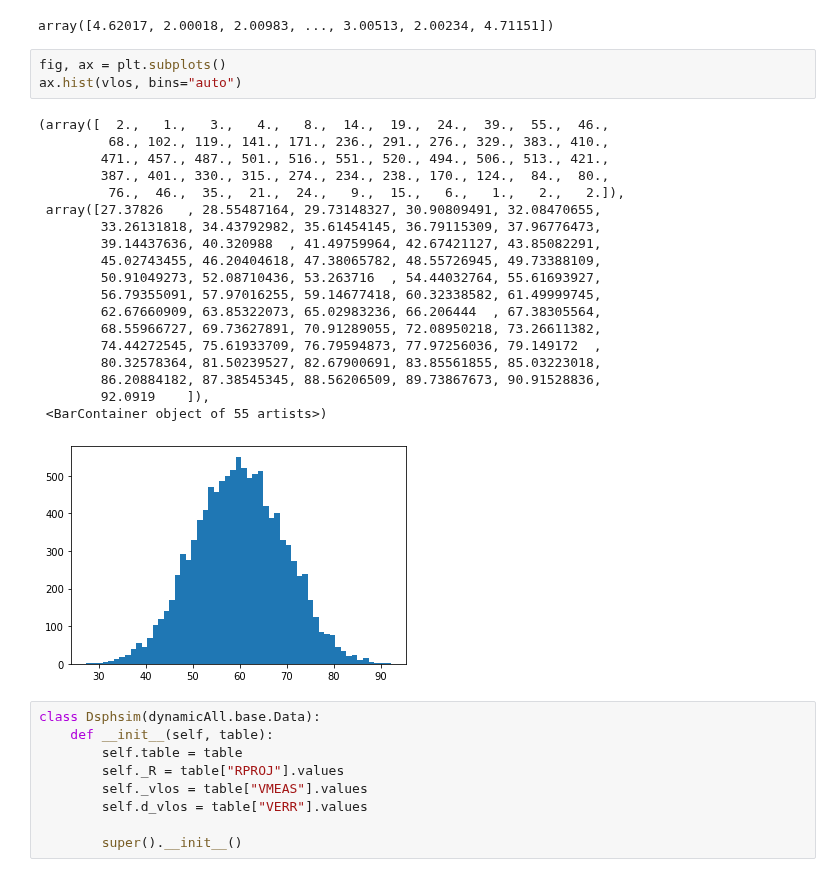
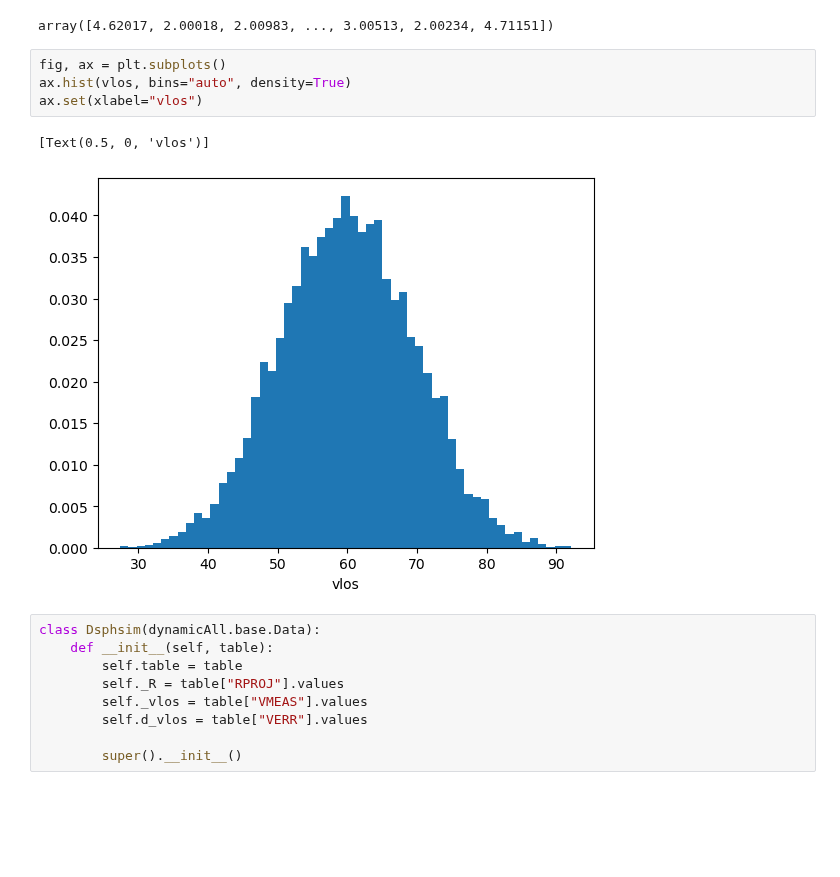
Before and after one commit to jguerra-astro/dynamicall, a Jupyter notebook: docs/notebooks/tutorial_draco_NFW.ipynb, the cells around one changed output. Drawn from its saved outputs; the diff is of its cells as text; blank space fills up the shorter version.

```diff
--- a/docs/notebooks/tutorial_draco_NFW.ipynb
+++ b/docs/notebooks/tutorial_draco_NFW.ipynb
@@ -54,27 +54,11 @@ error
 array([4.62017, 2.00018, 2.00983, ..., 3.00513, 2.00234, 4.71151])
 # %%
 fig, ax = plt.subplots()
-ax.hist(vlos, bins="auto")
+ax.hist(vlos, bins="auto", density=True)
+ax.set(xlabel="vlos")
 # %% [output]
-(array([  2.,   1.,   3.,   4.,   8.,  14.,  19.,  24.,  39.,  55.,  46.,
-         68., 102., 119., 141., 171., 236., 291., 276., 329., 383., 410.,
-        471., 457., 487., 501., 516., 551., 520., 494., 506., 513., 421.,
-        387., 401., 330., 315., 274., 234., 238., 170., 124.,  84.,  80.,
-         76.,  46.,  35.,  21.,  24.,   9.,  15.,   6.,   1.,   2.,   2.]),
- array([27.37826   , 28.55487164, 29.73148327, 30.90809491, 32.08470655,
-        33.26131818, 34.43792982, 35.61454145, 36.79115309, 37.96776473,
-        39.14437636, 40.320988  , 41.49759964, 42.67421127, 43.85082291,
-        45.02743455, 46.20404618, 47.38065782, 48.55726945, 49.73388109,
-        50.91049273, 52.08710436, 53.263716  , 54.44032764, 55.61693927,
-        56.79355091, 57.97016255, 59.14677418, 60.32338582, 61.49999745,
-        62.67660909, 63.85322073, 65.02983236, 66.206444  , 67.38305564,
-        68.55966727, 69.73627891, 70.91289055, 72.08950218, 73.26611382,
-        74.44272545, 75.61933709, 76.79594873, 77.97256036, 79.149172  ,
-        80.32578364, 81.50239527, 82.67900691, 83.85561855, 85.03223018,
-        86.20884182, 87.38545345, 88.56206509, 89.73867673, 90.91528836,
-        92.0919    ]),
- <BarContainer object of 55 artists>)
+[Text(0.5, 0, 'vlos')]
-[figure, old version]
+[figure, new version]
 # %%
 class Dsphsim(dynamicAll.base.Data):
     def __init__(self, table):
```
Also changed, not shown: parts of 4 cells of this notebook, 13 other files.
